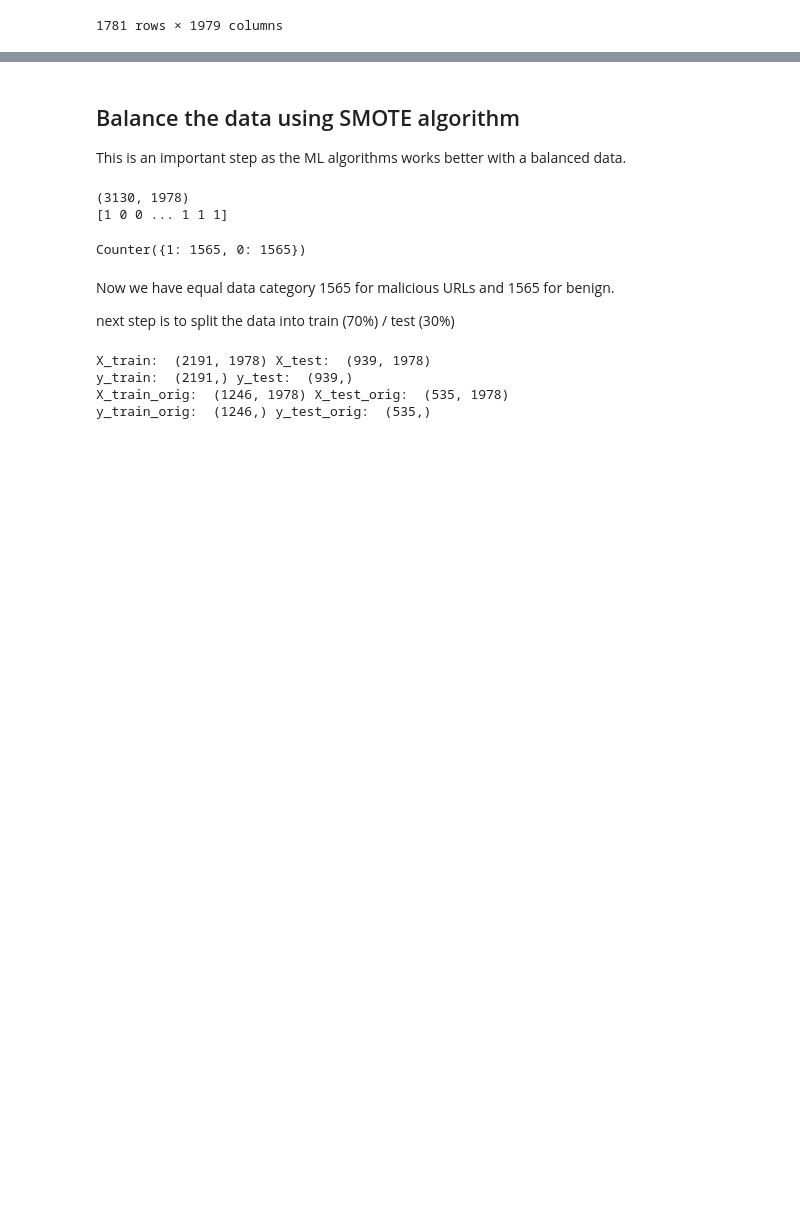
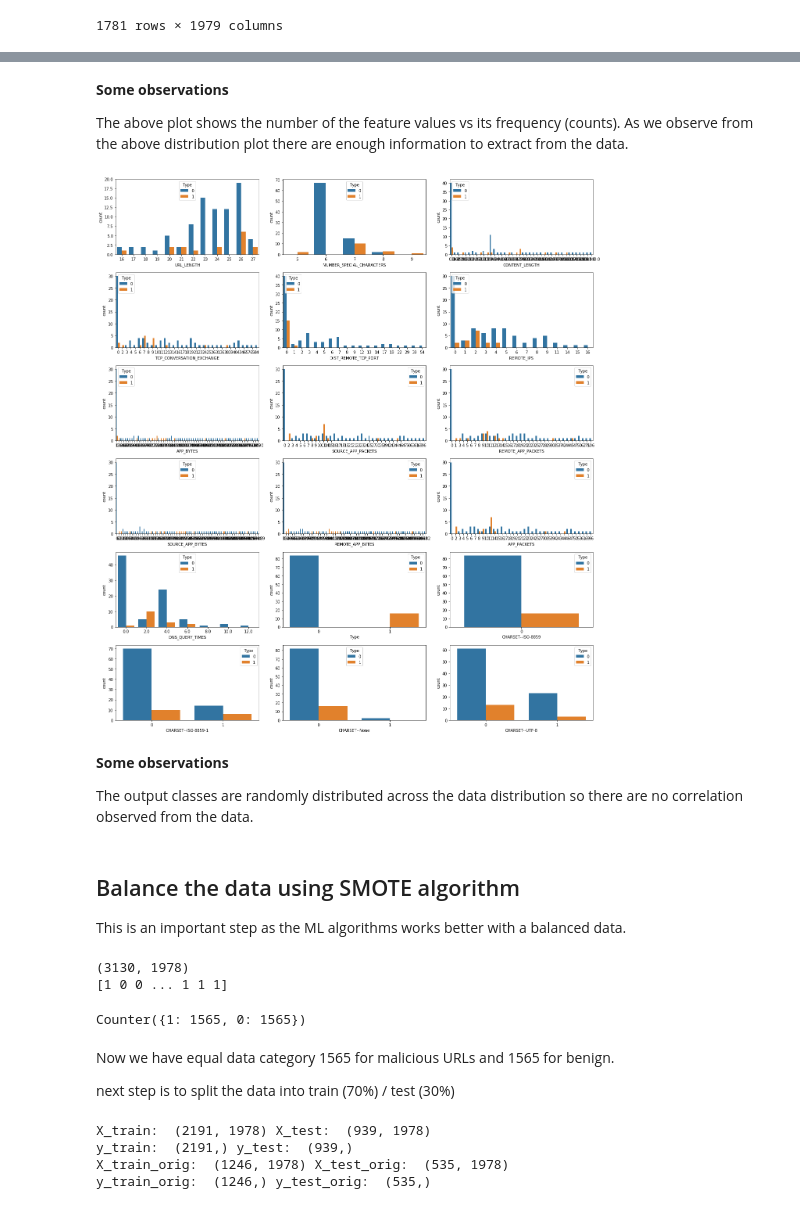
Before and after one commit to AbdelrhmanMagdy/maliciousURLsDetector, a Jupyter notebook: Malicious URLs Detection/malicious-urls-detection.ipynb, the cells around one changed output, grey strips where cells are left out. Cells and saved outputs as stored; diff of their text form; code cells hidden in the pictures; blank space fills up the shorter version.

```diff
--- a/Malicious URLs Detection/malicious-urls-detection.ipynb
+++ b/Malicious URLs Detection/malicious-urls-detection.ipynb
@@ -183,3 +198,26 @@ display(data)
+# %% [markdown]
+
+**Some observations**
+
+The above plot shows the number of the feature values vs its frequency (counts).
+As we observe from the above distribution plot there are enough information to extract from the data.
+# %%
+fig, axs = plt.subplots(nrows=6, ncols=3)
+fig.set_size_inches(18, 20)
+
+axs = axs.flatten()
+
+for col, ax in zip(data[:100], axs):
+    sns.countplot(x=col, hue="Type", data=data[:100], ax=ax)
+
+plt.tight_layout()
+# %% [output]
+[figure, added]
+# %% [markdown]
+
+**Some observations**
+
+The output classes are randomly distributed across the data distribution so there are no correlation observed from the data.
 # %% [markdown]
 ## Balance the data using SMOTE algorithm
 
```
Also changed, not shown: parts of 19 cells of this notebook, 3 other files.
